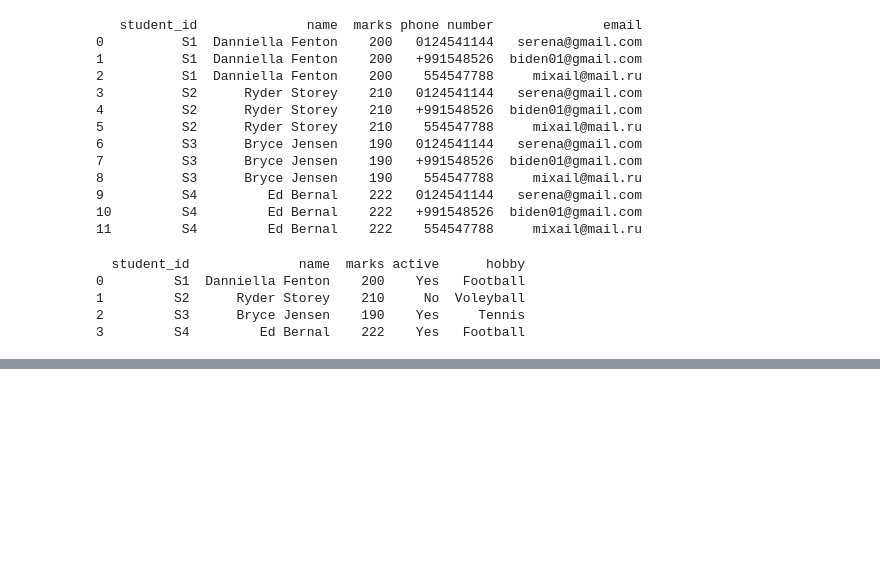
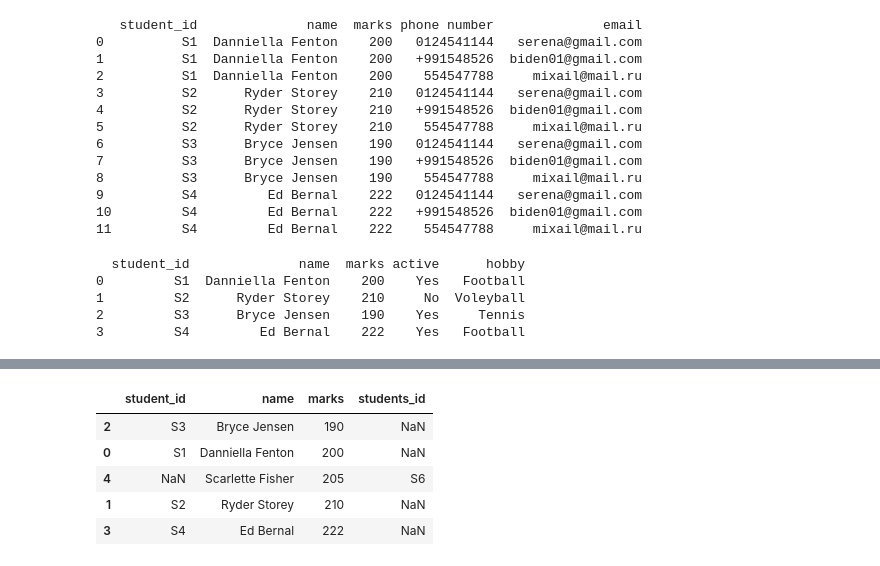
Before and after one commit to Simaniyeva/Data-Science-and-Machine-Learning-Fundamentals-Course, a Jupyter notebook: Pandas_for_Data_Handling.ipynb, the cells around one changed output, grey strips where cells are left out. Drawn from its saved outputs; the diff is of its cells as text; code cells hidden in the pictures; blank space fills up the shorter version.

```diff
--- a/Pandas_for_Data_Handling.ipynb
+++ b/Pandas_for_Data_Handling.ipynb
@@ -311,0 +486,9 @@ print(students_8)
+# %%
+students_1.sort_values(by='marks')
+# %% [output]
+|  | student_id | name | marks | students_id |
+| 2 | S3 | Bryce Jensen | 190 | NaN |
+| 0 | S1 | Danniella Fenton | 200 | NaN |
+| 4 | NaN | Scarlette Fisher | 205 | S6 |
+| 1 | S2 | Ryder Storey | 210 | NaN |
+| 3 | S4 | Ed Bernal | 222 | NaN |
```
Also changed, not shown: parts of 20 cells of this notebook.
